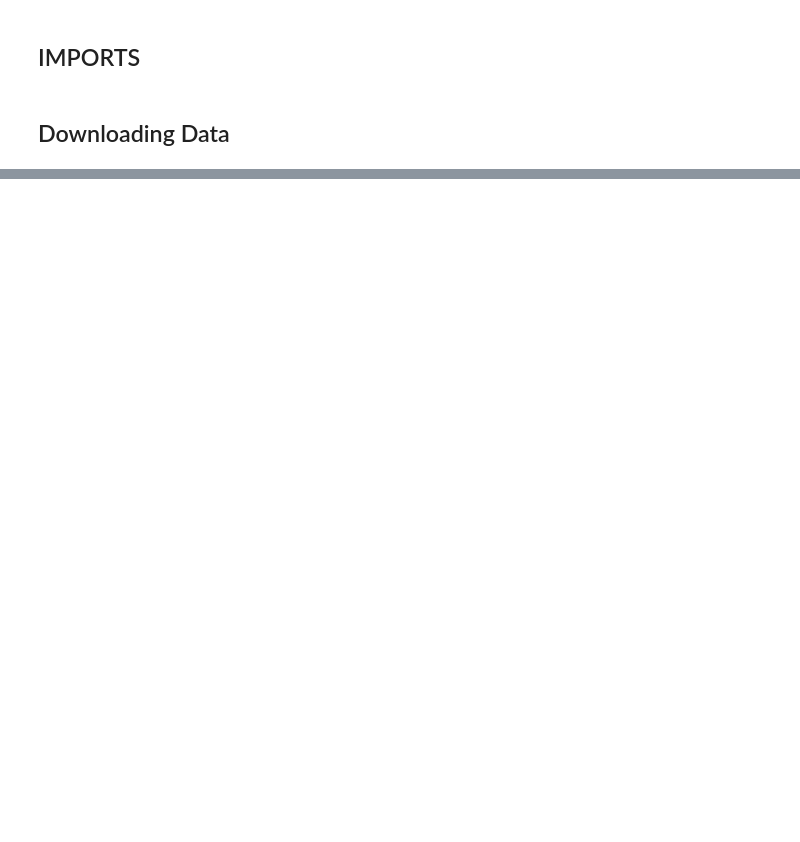
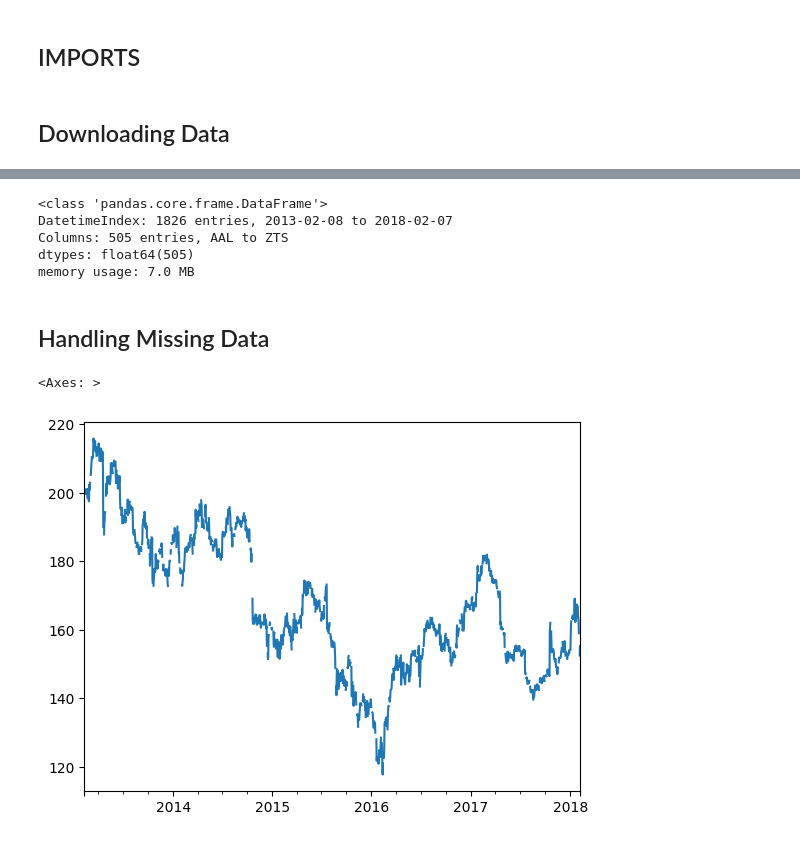
Before and after one commit to RANJEETH-RIKKALA/FINANCIAL_ENGINEERING_WITH_AI, a Jupyter notebook: Understanding_Financial_Data.ipynb, the cells around one changed output, grey strips where cells are left out. Cells and saved outputs as stored; diff of their text form; code cells hidden in the pictures; blank space fills up the shorter version.

```diff
--- a/Understanding_Financial_Data.ipynb
+++ b/Understanding_Financial_Data.ipynb
@@ -24,0 +111,3 @@ all_stocks_5yr.csv  100%[===================>]  28.21M  46.1MB/s    in 0.6s
+# %%
+dates = pd.date_range(df['date'].min(), df['date'].max())
+dates
@@ -24,0 +123,2 @@ all_stocks_5yr.csv  100%[===================>]  28.21M  46.1MB/s    in 0.6s
+# %%
+close_prices = pd.DataFrame(index=dates)
@@ -24,0 +134,3 @@ all_stocks_5yr.csv  100%[===================>]  28.21M  46.1MB/s    in 0.6s
+# %%
+symbols = df['Name'].unique()
+symbols
@@ -24,0 +169,7 @@ all_stocks_5yr.csv  100%[===================>]  28.21M  46.1MB/s    in 0.6s
+# %%
+for symbol in symbols:
+  df_sym = df[df['Name'] == symbol]
+  # Convert the 'date' column to datetime objects before setting as index
+  df_sym['date'] = pd.to_datetime(df_sym['date'])
+  df_tmp = pd.DataFrame(data=df_sym['close'].to_numpy(), index=df_sym['date'], columns=[symbol])
+  close_prices = close_prices.join(df_tmp) # left-join by default
@@ -24,0 +241,15 @@ all_stocks_5yr.csv  100%[===================>]  28.21M  46.1MB/s    in 0.6s
+# %%
+close_2.info()
+# %% [output]
+<class 'pandas.core.frame.DataFrame'>
+DatetimeIndex: 1826 entries, 2013-02-08 to 2018-02-07
+Columns: 505 entries, AAL to ZTS
+dtypes: float64(505)
+memory usage: 7.0 MB
+# %% [markdown]
+## Handling Missing Data
+# %%
+close_prices['IBM'].plot()
+# %% [output]
+<Axes: >
+[figure, added]
```
Also changed, not shown: parts of 40 cells of this notebook.
